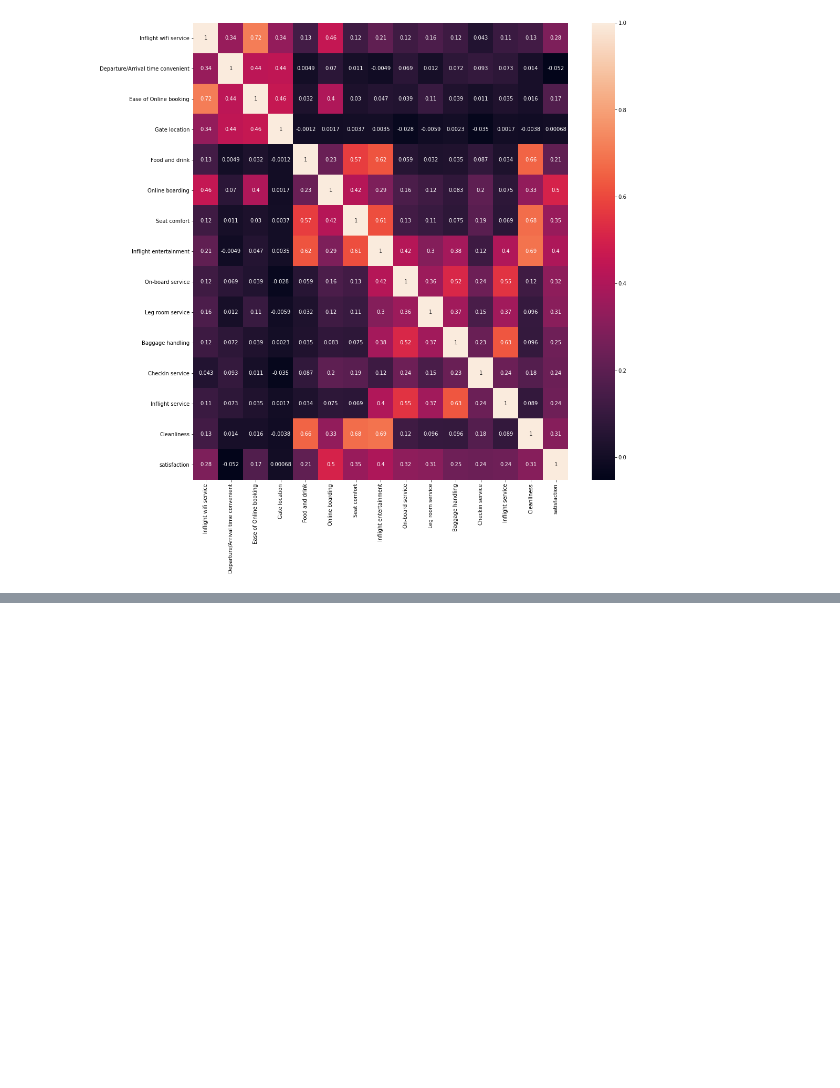
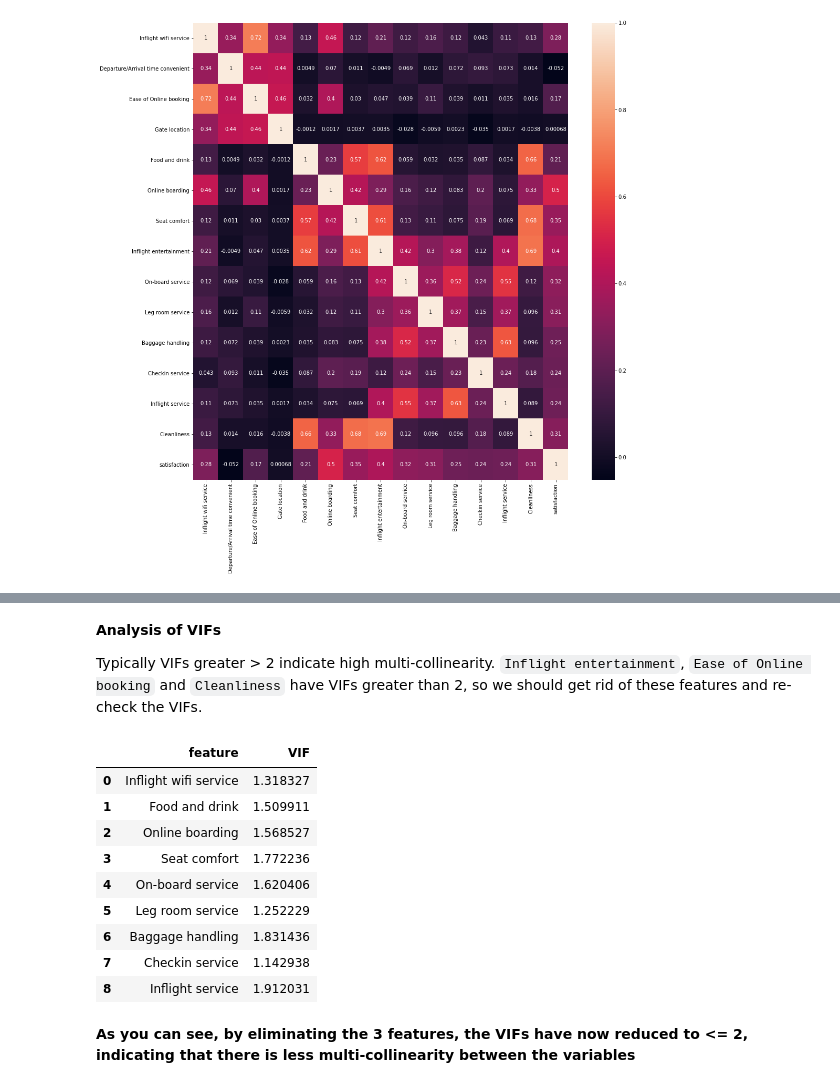
Before and after one commit to neeldeorukhkar/predict_customer_sat, a Jupyter notebook: notebooks/02_EDA.ipynb, the cells around one changed output, grey strips where cells are left out. Cells and saved outputs as stored; diff of their text form; code cells hidden in the pictures; blank space fills up the shorter version.

```diff
--- a/notebooks/02_EDA.ipynb
+++ b/notebooks/02_EDA.ipynb
@@ -160,0 +194,29 @@ sns.heatmap(raw_data_clean[target_ordinal_cols].corr(), annot = True)
+# %% [markdown]
+__Analysis of VIFs__
+
+Typically VIFs greater > 2 indicate high multi-collinearity. `Inflight entertainment`, `Ease of Online booking` and `Cleanliness` have VIFs greater than 2, so we should get rid of these features and re-check the VIFs.
+# %%
+ordinal_cols_df_scale.drop(columns = ['Inflight entertainment', 'Ease of Online booking', 'Cleanliness'], axis = 1, inplace = True)
+
+# VIF dataframe
+vif_data = pd.DataFrame()
+vif_data["feature"] = ordinal_cols_df_scale.columns
+
+# calculating VIF for each feature
+vif_data["VIF"] = [variance_inflation_factor(ordinal_cols_df_scale.values, i)
+                          for i in range(len(ordinal_cols_df_scale.columns))]
+
+display(vif_data)
+# %% [output]
+|  | feature | VIF |
+| 0 | Inflight wifi service | 1.318327 |
+| 1 | Food and drink | 1.509911 |
+| 2 | Online boarding | 1.568527 |
+| 3 | Seat comfort | 1.772236 |
+| 4 | On-board service | 1.620406 |
+| 5 | Leg room service | 1.252229 |
+| 6 | Baggage handling | 1.831436 |
+| 7 | Checkin service | 1.142938 |
+| 8 | Inflight service | 1.912031 |
+# %% [markdown]
+__As you can see, by eliminating the 3 features, the VIFs have now reduced to <= 2, indicating that there is less multi-collinearity between the variables__
```
Also changed, not shown: parts of 3 cells of this notebook.
